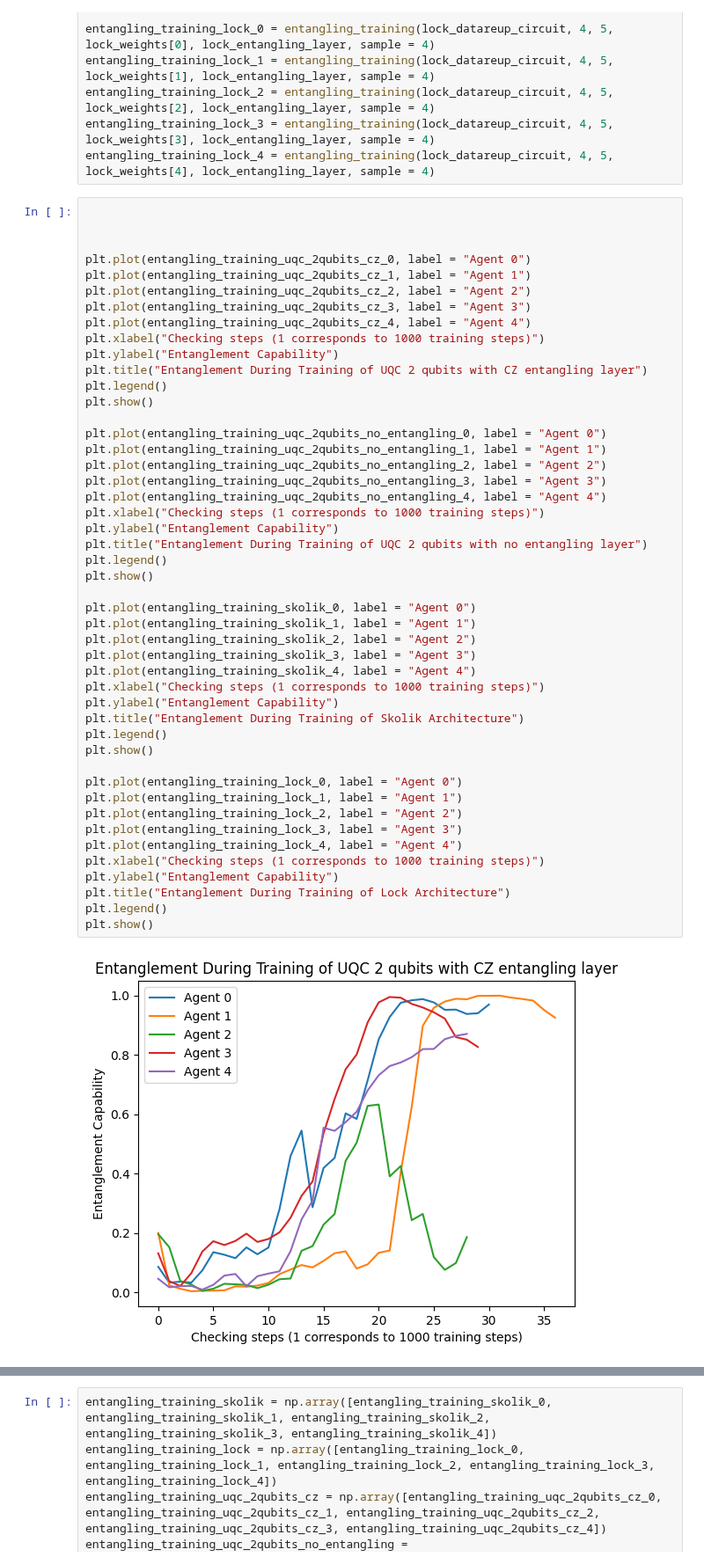
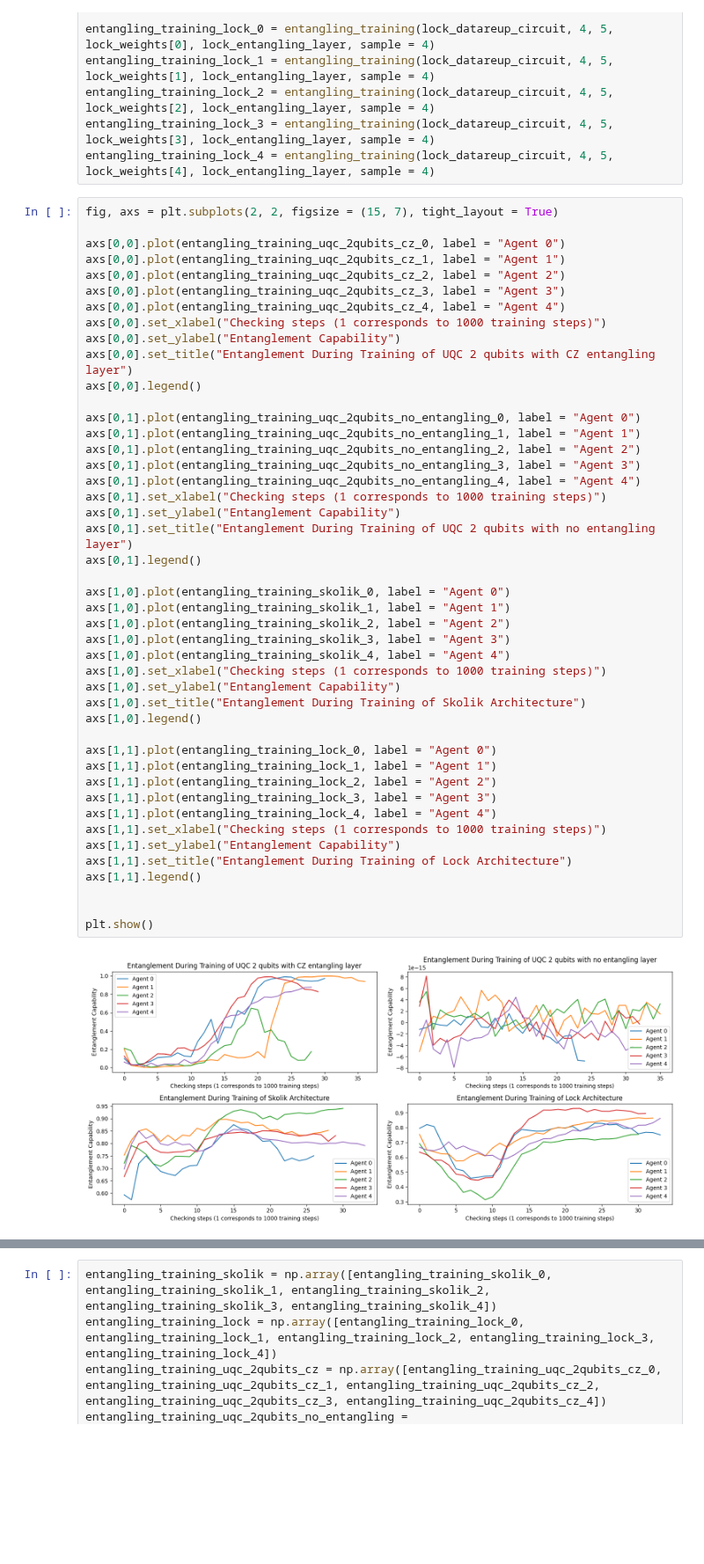
Before and after one commit to RodrigoCoelho7/VQC_Qlearning, a Jupyter notebook: data_analysis/entanglement_capability.ipynb, the cells around one changed output, grey strips where cells are left out. Shown at 88% size. Cells and saved outputs as stored; diff of their text form; blank space fills up the shorter version.

```diff
--- a/data_analysis/entanglement_capability.ipynb
+++ b/data_analysis/entanglement_capability.ipynb
@@ -433,51 +433,49 @@ entangling_training_lock_2 = entangling_training(lock_datareup_circuit, 4, 5, lo
 entangling_training_lock_3 = entangling_training(lock_datareup_circuit, 4, 5, lock_weights[3], lock_entangling_layer, sample = 4)
 entangling_training_lock_4 = entangling_training(lock_datareup_circuit, 4, 5, lock_weights[4], lock_entangling_layer, sample = 4)
 # %%
+fig, axs = plt.subplots(2, 2, figsize = (15, 7), tight_layout = True)
+
+axs[0,0].plot(entangling_training_uqc_2qubits_cz_0, label = "Agent 0")
+axs[0,0].plot(entangling_training_uqc_2qubits_cz_1, label = "Agent 1")
+axs[0,0].plot(entangling_training_uqc_2qubits_cz_2, label = "Agent 2")
+axs[0,0].plot(entangling_training_uqc_2qubits_cz_3, label = "Agent 3")
+axs[0,0].plot(entangling_training_uqc_2qubits_cz_4, label = "Agent 4")
+axs[0,0].set_xlabel("Checking steps (1 corresponds to 1000 training steps)")
+axs[0,0].set_ylabel("Entanglement Capability")
+axs[0,0].set_title("Entanglement During Training of UQC 2 qubits with CZ entangling layer")
+axs[0,0].legend()
+
+axs[0,1].plot(entangling_training_uqc_2qubits_no_entangling_0, label = "Agent 0")
+axs[0,1].plot(entangling_training_uqc_2qubits_no_entangling_1, label = "Agent 1")
+axs[0,1].plot(entangling_training_uqc_2qubits_no_entangling_2, label = "Agent 2")
+axs[0,1].plot(entangling_training_uqc_2qubits_no_entangling_3, label = "Agent 3")
+axs[0,1].plot(entangling_training_uqc_2qubits_no_entangling_4, label = "Agent 4")
+axs[0,1].set_xlabel("Checking steps (1 corresponds to 1000 training steps)")
+axs[0,1].set_ylabel("Entanglement Capability")
+axs[0,1].set_title("Entanglement During Training of UQC 2 qubits with no entangling layer")
+axs[0,1].legend()
+
+axs[1,0].plot(entangling_training_skolik_0, label = "Agent 0")
+axs[1,0].plot(entangling_training_skolik_1, label = "Agent 1")
+axs[1,0].plot(entangling_training_skolik_2, label = "Agent 2")
+axs[1,0].plot(entangling_training_skolik_3, label = "Agent 3")
+axs[1,0].plot(entangling_training_skolik_4, label = "Agent 4")
+axs[1,0].set_xlabel("Checking steps (1 corresponds to 1000 training steps)")
+axs[1,0].set_ylabel("Entanglement Capability")
+axs[1,0].set_title("Entanglement During Training of Skolik Architecture")
+axs[1,0].legend()
+
+axs[1,1].plot(entangling_training_lock_0, label = "Agent 0")
+axs[1,1].plot(entangling_training_lock_1, label = "Agent 1")
+axs[1,1].plot(entangling_training_lock_2, label = "Agent 2")
+axs[1,1].plot(entangling_training_lock_3, label = "Agent 3")
+axs[1,1].plot(entangling_training_lock_4, label = "Agent 4")
+axs[1,1].set_xlabel("Checking steps (1 corresponds to 1000 training steps)")
+axs[1,1].set_ylabel("Entanglement Capability")
+axs[1,1].set_title("Entanglement During Training of Lock Architecture")
+axs[1,1].legend()
 
 
-
-plt.plot(entangling_training_uqc_2qubits_cz_0, label = "Agent 0")
-plt.plot(entangling_training_uqc_2qubits_cz_1, label = "Agent 1")
-plt.plot(entangling_training_uqc_2qubits_cz_2, label = "Agent 2")
-plt.plot(entangling_training_uqc_2qubits_cz_3, label = "Agent 3")
-plt.plot(entangling_training_uqc_2qubits_cz_4, label = "Agent 4")
-plt.xlabel("Checking steps (1 corresponds to 1000 training steps)")
-plt.ylabel("Entanglement Capability")
-plt.title("Entanglement During Training of UQC 2 qubits with CZ entangling layer")
-plt.legend()
 plt.show()
-
-plt.plot(entangling_training_uqc_2qubits_no_entangling_0, label = "Agent 0")
-plt.plot(entangling_training_uqc_2qubits_no_entangling_1, label = "Agent 1")
-plt.plot(entangling_training_uqc_2qubits_no_entangling_2, label = "Agent 2")
-plt.plot(entangling_training_uqc_2qubits_no_entangling_3, label = "Agent 3")
-plt.plot(entangling_training_uqc_2qubits_no_entangling_4, label = "Agent 4")
-plt.xlabel("Checking steps (1 corresponds to 1000 training steps)")
-plt.ylabel("Entanglement Capability")
-plt.title("Entanglement During Training of UQC 2 qubits with no entangling layer")
-plt.legend()
-plt.show()
-
-plt.plot(entangling_training_skolik_0, label = "Agent 0")
-plt.plot(entangling_training_skolik_1, label = "Agent 1")
-plt.plot(entangling_training_skolik_2, label = "Agent 2")
-plt.plot(entangling_training_skolik_3, label = "Agent 3")
-plt.plot(entangling_training_skolik_4, label = "Agent 4")
-plt.xlabel("Checking steps (1 corresponds to 1000 training steps)")
-plt.ylabel("Entanglement Capability")
-plt.title("Entanglement During Training of Skolik Architecture")
-plt.legend()
-plt.show()
-
-plt.plot(entangling_training_lock_0, label = "Agent 0")
-plt.plot(entangling_training_lock_1, label = "Agent 1")
-plt.plot(entangling_training_lock_2, label = "Agent 2")
-plt.plot(entangling_training_lock_3, label = "Agent 3")
-plt.plot(entangling_training_lock_4, label = "Agent 4")
-plt.xlabel("Checking steps (1 corresponds to 1000 training steps)")
-plt.ylabel("Entanglement Capability")
-plt.title("Entanglement During Training of Lock Architecture")
-plt.legend()
-plt.show()
 # %% [output]
-[figure, old version]
+[figure, new version]
```
Also changed, not shown: parts of 9 cells of this notebook.
